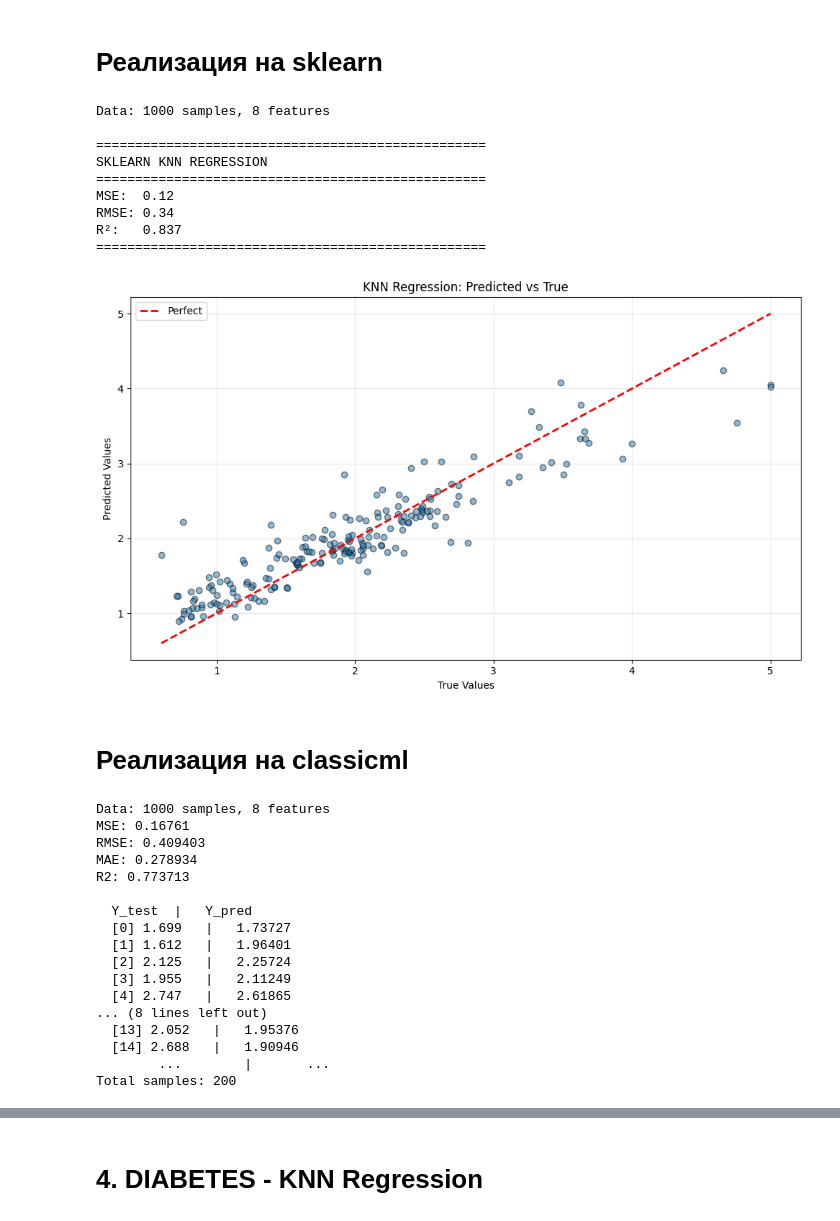
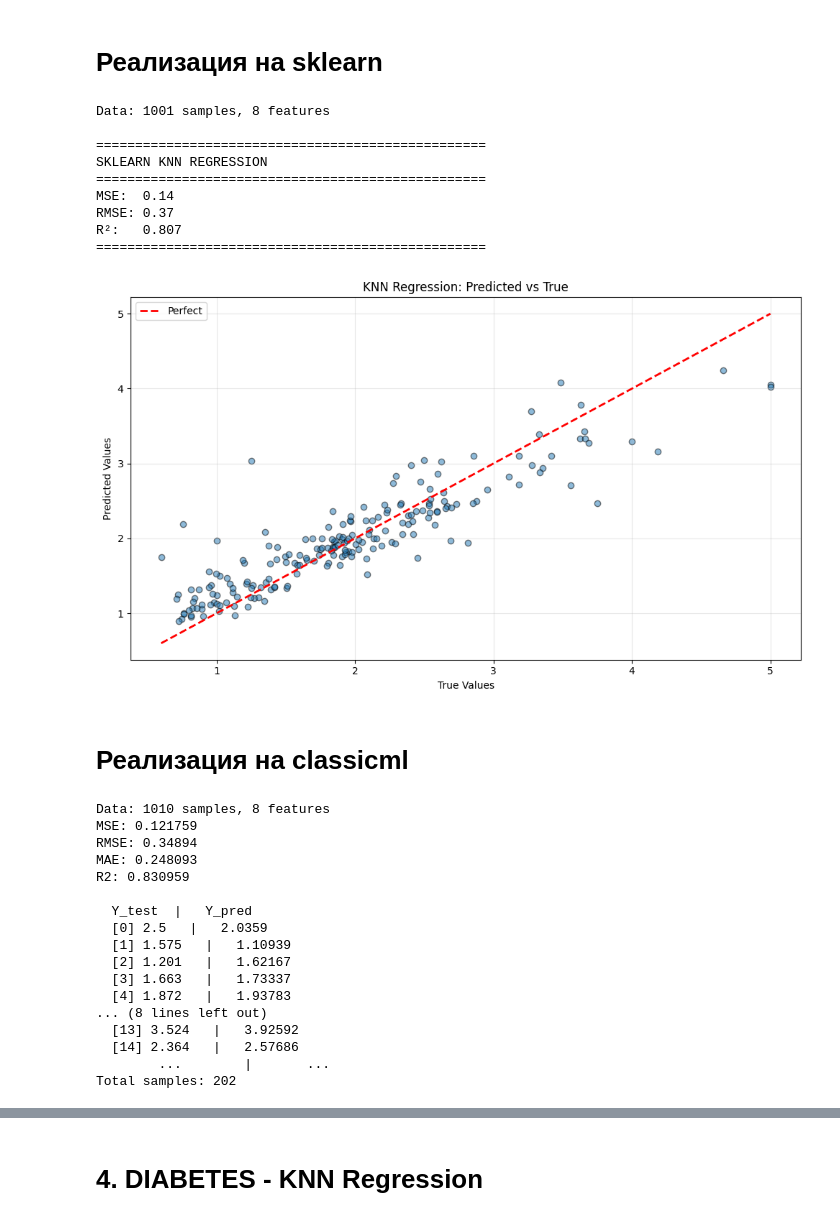
Before and after one commit to dmitry798/ClassicML, a Jupyter notebook: test_all_methods/test_all_methods.ipynb, the cells around one changed output, grey strips where cells are left out. Drawn from its saved outputs; the diff is of its cells as text; code cells hidden in the pictures.

```diff
--- a/test_all_methods/test_all_methods.ipynb
+++ b/test_all_methods/test_all_methods.ipynb
@@ -315,8 +315,8 @@ from sklearn.neighbors import KNeighborsRegressor
 from sklearn.metrics import mean_squared_error, r2_score
 
 housing = fetch_california_housing()
-X_house = housing.data[:1000]
-y_house = housing.target[:1000]
+X_house = housing.data[:1001]
+y_house = housing.target[:1001]
 
 print(f"Data: {X_house.shape[0]} samples, {X_house.shape[1]} features")
 
@@ -339,44 +339,44 @@ model.fit(X_train_scaled, y_train)
 y_pred = model.predict(X_test_scaled)
 
 mse = mean_squared_error(y_test, y_pred)
 rmse = np.sqrt(mse)
 r2 = r2_score(y_test, y_pred)
 
 print(f"\n{'='*50}")
 print(f"SKLEARN KNN REGRESSION")
 print(f"{'='*50}")
 print(f"MSE:  {mse:.2f}")
 print(f"RMSE: {rmse:.2f}")
 print(f"R²:   {r2:.3f}")
 print(f"{'='*50}")
 
 plt.figure(figsize=(10, 6))
 plt.scatter(y_test, y_pred, alpha=0.5, edgecolors='k')
 plt.plot([y_test.min(), y_test.max()], [y_test.min(), y_test.max()], 'r--', lw=2, label='Perfect')
 plt.xlabel('True Values')
 plt.ylabel('Predicted Values')
 plt.title('KNN Regression: Predicted vs True')
 plt.legend()
 plt.grid(alpha=0.3)
 plt.tight_layout()
 plt.show()
 # %% [output]
-Data: 1000 samples, 8 features
+Data: 1001 samples, 8 features
 
 ==================================================
 SKLEARN KNN REGRESSION
 ==================================================
-MSE:  0.12
-RMSE: 0.34
-R²:   0.837
+MSE:  0.14
+RMSE: 0.37
+R²:   0.807
 ==================================================
-[figure, old version]
+[figure, new version]
 # %% [markdown]
 # Реализация на classicml
 # %%
 housing = fetch_california_housing()
-X_house = housing.data[:1000]
-y_house = housing.target[:1000]
+X_house = housing.data[:1010]
+y_house = housing.target[:1010]
 
 print(f"Data: {X_house.shape[0]} samples, {X_house.shape[1]} features")
 
@@ -391,23 +391,23 @@ lr_house.predict()
 lr_house.loss()
 data_house.info()
 # %% [output]
-Data: 1000 samples, 8 features
-MSE: 0.16761
-RMSE: 0.409403
-MAE: 0.278934
-R2: 0.773713
+Data: 1010 samples, 8 features
+MSE: 0.121759
+RMSE: 0.34894
+MAE: 0.248093
+R2: 0.830959
 
   Y_test  |   Y_pred
-  [0] 1.699   |   1.73727
-  [1] 1.612   |   1.96401
-  [2] 2.125   |   2.25724
-  [3] 1.955   |   2.11249
-  [4] 2.747   |   2.61865
+  [0] 2.5   |   2.0359
+  [1] 1.575   |   1.10939
+  [2] 1.201   |   1.62167
+  [3] 1.663   |   1.73337
+  [4] 1.872   |   1.93783
 ... (8 lines left out)
-  [13] 2.052   |   1.95376
-  [14] 2.688   |   1.90946
+  [13] 3.524   |   3.92592
+  [14] 2.364   |   2.57686
         ...        |       ...
-Total samples: 200
+Total samples: 202
 # %%
 y_true = data_house.Y_test.to_numpy().flatten()
 y_pred = data_house.Y_pred.to_numpy().flatten()
```
Also changed, not shown: parts of 3 cells of this notebook, 6 other files.
